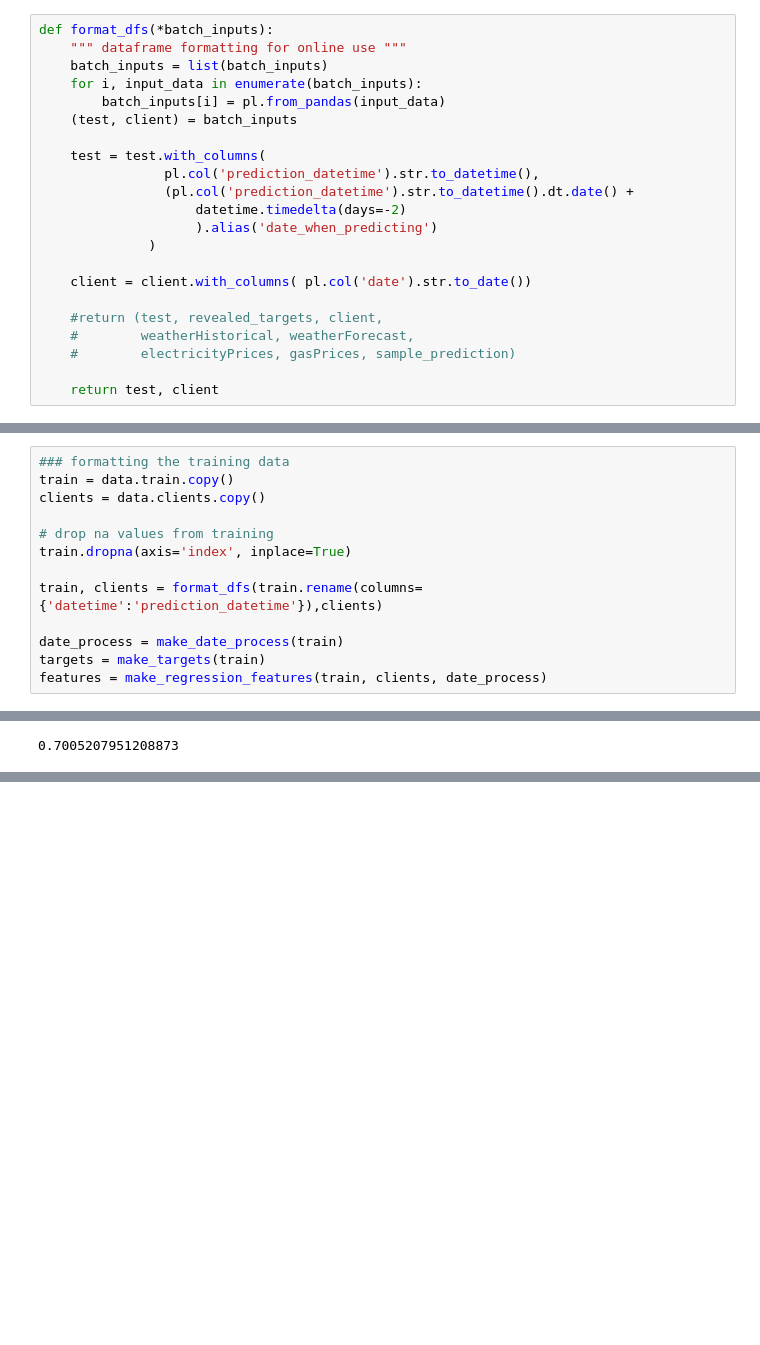
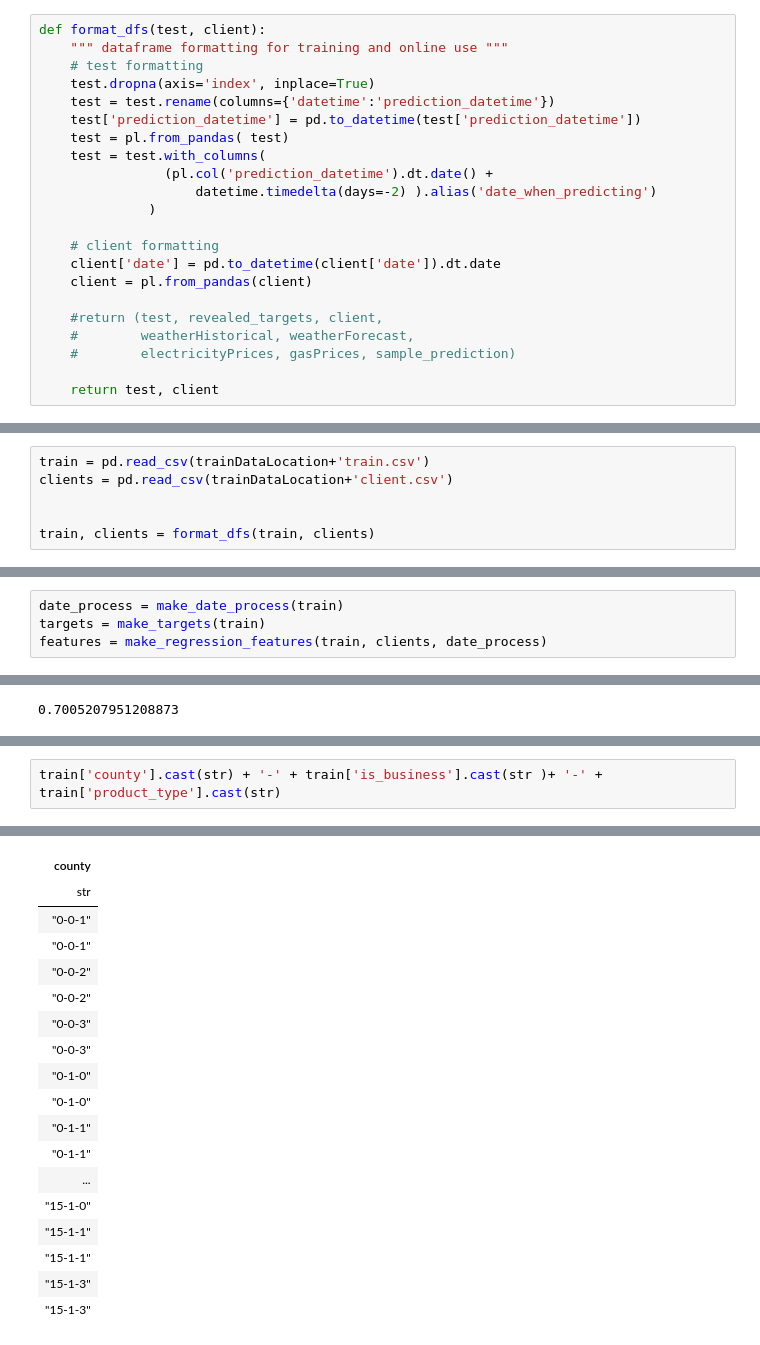
Before and after one commit to lrast/energyusageprediction, a Jupyter notebook: notebooks/0.2-minimal-model.ipynb, the cells around one changed output, grey strips where cells are left out. Cells and saved outputs as stored; diff of their text form; blank space fills up the shorter version.

```diff
--- a/notebooks/0.2-minimal-model.ipynb
+++ b/notebooks/0.2-minimal-model.ipynb
@@ -23,19 +35,19 @@ oldData = load_data.load_processed_data('../data')
 # %%
-def format_dfs(*batch_inputs):
-    """ dataframe formatting for online use """
-    batch_inputs = list(batch_inputs)
-    for i, input_data in enumerate(batch_inputs):
-        batch_inputs[i] = pl.from_pandas(input_data)
-    (test, client) = batch_inputs
-
+def format_dfs(test, client):
+    """ dataframe formatting for training and online use """
+    # test formatting
+    test.dropna(axis='index', inplace=True)
+    test = test.rename(columns={'datetime':'prediction_datetime'})
+    test['prediction_datetime'] = pd.to_datetime(test['prediction_datetime'])
+    test = pl.from_pandas( test)
     test = test.with_columns(
-                pl.col('prediction_datetime').str.to_datetime(),
-                (pl.col('prediction_datetime').str.to_datetime().dt.date() +
-                    datetime.timedelta(days=-2)
-                    ).alias('date_when_predicting')
+                (pl.col('prediction_datetime').dt.date() +
+                    datetime.timedelta(days=-2) ).alias('date_when_predicting')
               )
 
-    client = client.with_columns( pl.col('date').str.to_date())
+    # client formatting
+    client['date'] = pd.to_datetime(client['date']).dt.date
+    client = pl.from_pandas(client)
 
     #return (test, revealed_targets, client,
     #        weatherHistorical, weatherForecast,
@@ -68,0 +60,6 @@ train, clients = format_dfs(train.rename(columns={'datetime':'prediction_datetim
+# %%
+train = pd.read_csv(trainDataLocation+'train.csv')
+clients = pd.read_csv(trainDataLocation+'client.csv')
+
+
+train, clients = format_dfs(train, clients)
@@ -141,13 +143,4 @@ def make_regression_features(train, clients, date_process):
 # %%
-### formatting the training data
-train = data.train.copy()
-clients = data.clients.copy()
-
-# drop na values from training
-train.dropna(axis='index', inplace=True)
-
-train, clients = format_dfs(train.rename(columns={'datetime':'prediction_datetime'}),clients)
-
 date_process = make_date_process(train)
 targets = make_targets(train)
 features = make_regression_features(train, clients, date_process)
@@ -186,0 +232,3 @@ productionModel.score(productionInputs, productionTargets)
+# %%
+train['county'].cast(str) + '-' + train['is_business'].cast(str )+ '-' + train['product_type'].cast(str)
+# %% [output]
@@ -186,0 +236,18 @@ productionModel.score(productionInputs, productionTargets)
+| county |
+| str |
+| "0-0-1" |
+| "0-0-1" |
+| "0-0-2" |
+| "0-0-2" |
+| "0-0-3" |
+| "0-0-3" |
+| "0-1-0" |
+| "0-1-0" |
+| "0-1-1" |
+| "0-1-1" |
+| ... |
+| "15-1-0" |
+| "15-1-1" |
+| "15-1-1" |
+| "15-1-3" |
+| "15-1-3" |
```
Also changed, not shown: parts of 24 cells of this notebook, 2 other files.
